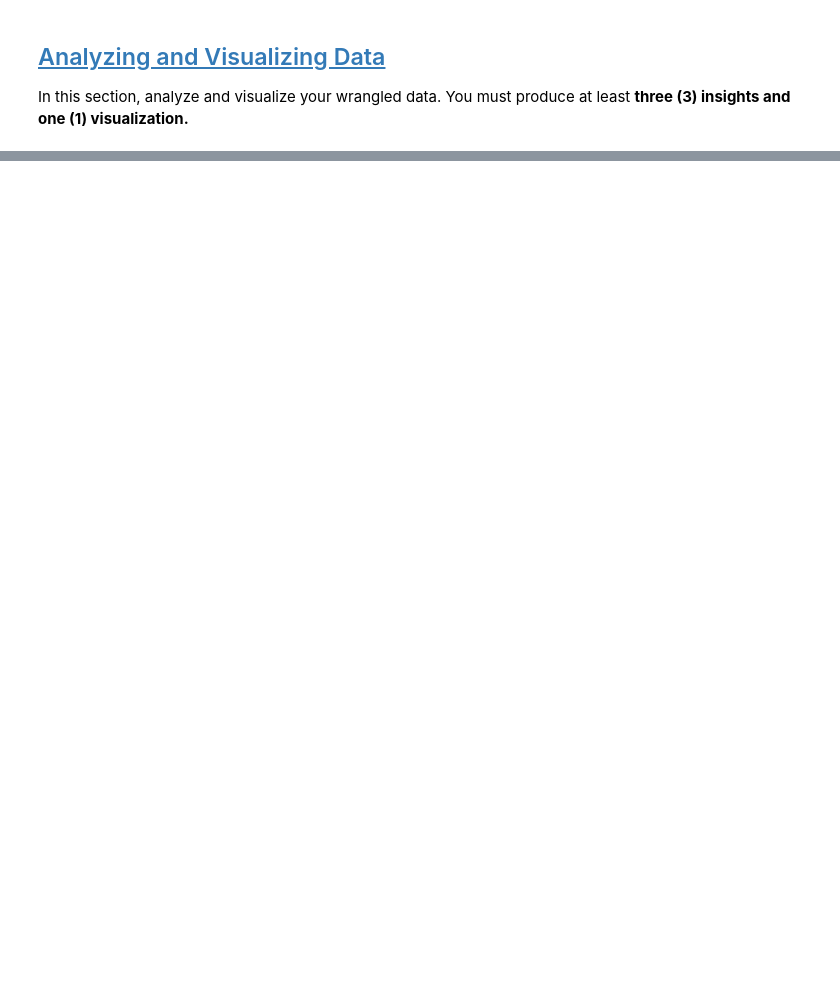
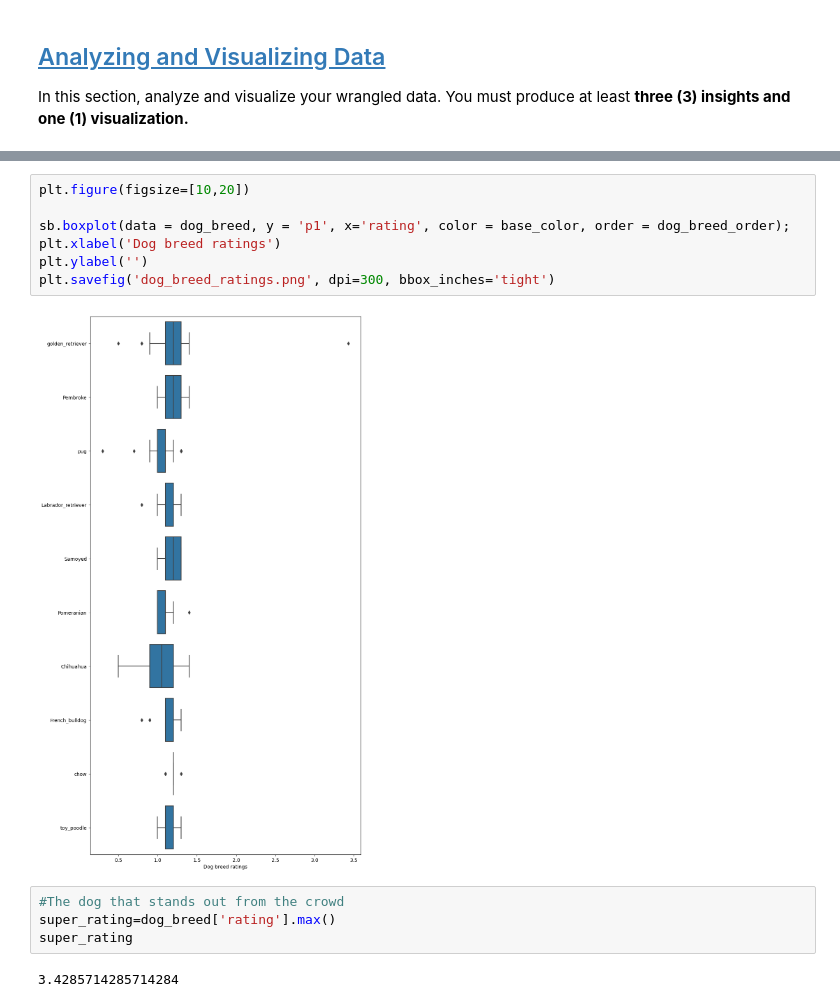
Before and after one commit to ccd239/udacity-wrangle-and-analyse-data, a Jupyter notebook: notebooks/wrangle_act.ipynb, the cells around one changed output, grey strips where cells are left out. Drawn from its saved outputs; the diff is of its cells as text; blank space fills up the shorter version.

```diff
--- a/notebooks/wrangle_act.ipynb
+++ b/notebooks/wrangle_act.ipynb
@@ -765,0 +1422,15 @@ In this section, analyze and visualize your wrangled data. You must produce at l
+# %%
+plt.figure(figsize=[10,20])
+
+sb.boxplot(data = dog_breed, y = 'p1', x='rating', color = base_color, order = dog_breed_order);
+plt.xlabel('Dog breed ratings')
+plt.ylabel('')
+plt.savefig('dog_breed_ratings.png', dpi=300, bbox_inches='tight')
+# %% [output]
+[figure, added]
+# %%
+#The dog that stands out from the crowd
+super_rating=dog_breed['rating'].max()
+super_rating
+# %% [output]
+3.4285714285714284
```
Also changed, not shown: parts of 106 cells of this notebook.
